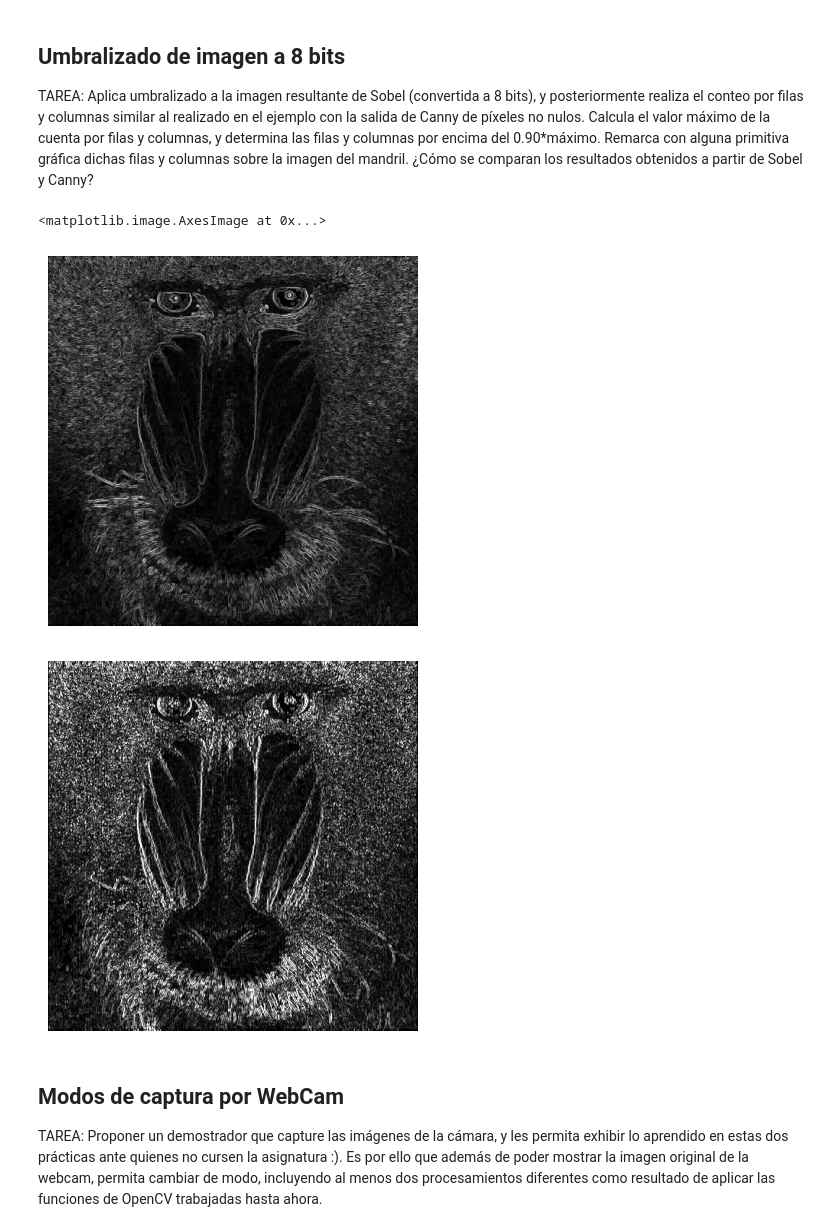
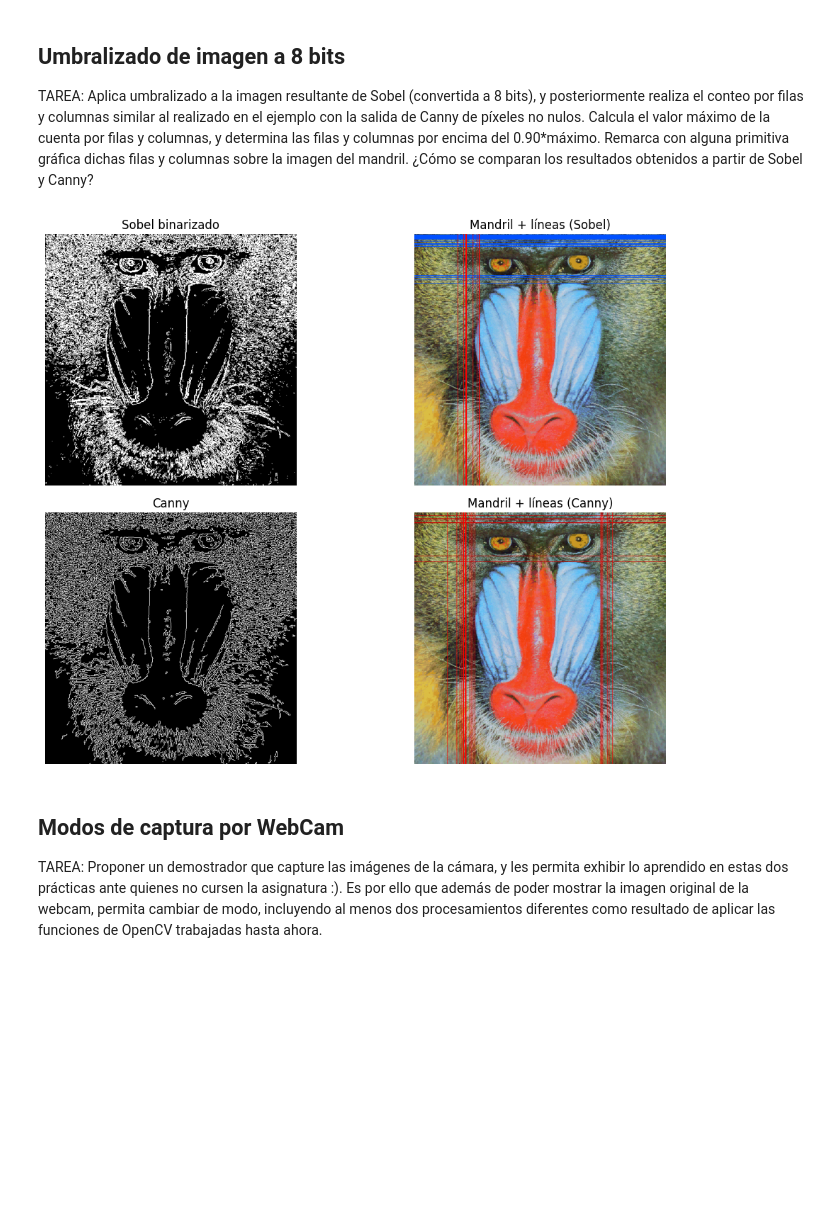
Before and after one commit to ivanperezdiaz829/Computer_Vision, a Jupyter notebook: VC_P2/Exercises_P2.ipynb, the cells around one changed output. Saved outputs shown, nothing was run; the diff lists cells and outputs as text; code cells hidden in the pictures; blank space fills up the shorter version.

Commit message:
Mandril.

```diff
--- a/VC_P2/Exercises_P2.ipynb
+++ b/VC_P2/Exercises_P2.ipynb
@@ -53,19 +53,72 @@ TAREA: Aplica umbralizado a la imagen resultante de Sobel (convertida a 8 bits),
 # %%
 sobelx = cv2.Sobel(gray_img, cv2.CV_64F, 1, 0)
 sobely = cv2.Sobel(gray_img, cv2.CV_64F, 0, 1)
+sobel_magnitude = cv2.magnitude(sobelx, sobely)
+sobel = cv2.convertScaleAbs(sobel_magnitude)
 
-sobel_combined = cv2.magnitude(sobelx, sobely)
-sobel = cv2.add(sobelx, sobely)
-plt.figure()
+obj, sobel_bin = cv2.threshold(sobel, 0, 255, cv2.THRESH_BINARY + cv2.THRESH_OTSU)
+
+row_counts = cv2.reduce(sobel_bin, 1, cv2.REDUCE_SUM, dtype=cv2.CV_32SC1)[:,0] // 255
+col_counts = cv2.reduce(sobel_bin, 0, cv2.REDUCE_SUM, dtype=cv2.CV_32SC1)[0] // 255
+
+max_rows = np.max(row_counts)
+max_cols = np.max(col_counts)
+
+rows_selected = np.where(row_counts >= 0.9 * max_rows)[0]
+cols_selected = np.where(col_counts >= 0.9 * max_cols)[0]
+
+sobel_marked = image_rgb.copy()
+for r in rows_selected:
+    cv2.line(sobel_marked, (0, r), (sobel_marked.shape[1], r), (0, 80, 255), 1)
+for c in cols_selected:
+    cv2.line(sobel_marked, (c, 0), (c, sobel_marked.shape[0]), (255, 0, 0), 1)
+
+# ================================
+#   CANNY
+# ================================
+canny = cv2.Canny(gray_img, 100, 200)
+
+row_counts_c = cv2.reduce(canny, 1, cv2.REDUCE_SUM, dtype=cv2.CV_32SC1)[:,0] // 255
+col_counts_c = cv2.reduce(canny, 0, cv2.REDUCE_SUM, dtype=cv2.CV_32SC1)[0] // 255
+
+max_rows_c = np.max(row_counts_c)
+max_cols_c = np.max(col_counts_c)
+
+rows_selected_c = np.where(row_counts_c >= 0.9 * max_rows_c)[0]
+cols_selected_c = np.where(col_counts_c >= 0.9 * max_cols_c)[0]
+
+canny_marked = image_rgb.copy()
+for r in rows_selected_c:
+    cv2.line(canny_marked, (0, r), (canny_marked.shape[1], r), (200, 0, 0), 1)
+for c in cols_selected_c:
+    cv2.line(canny_marked, (c, 0), (c, canny_marked.shape[0]), (255, 0, 0), 1)
+
+plt.figure(figsize=(12,8))
+
+plt.subplot(2,2,1)
+plt.title("Sobel binarizado")
 plt.axis("off")
-plt.imshow(sobel_combined, cmap='gray')
-plt.figure()
+plt.imshow(sobel_bin, cmap="gray")
+
+plt.subplot(2,2,2)
+plt.title("Mandril + líneas (Sobel)")
 plt.axis("off")
-plt.imshow(cv2.convertScaleAbs(sobelx), cmap='gray')
+plt.imshow(sobel_marked)
+
+plt.subplot(2,2,3)
+plt.title("Canny")
+plt.axis("off")
+plt.imshow(canny, cmap="gray")
+
+plt.subplot(2,2,4)
+plt.title("Mandril + líneas (Canny)")
+plt.axis("off")
+plt.imshow(canny_marked)
+
+plt.tight_layout()
+plt.show()
 # %% [output]
-<matplotlib.image.AxesImage at 0x...>
-[figure, old version]
+[figure, new version]
-[figure, removed]
 # %% [markdown]
 ## Modos de captura por WebCam
 
```
